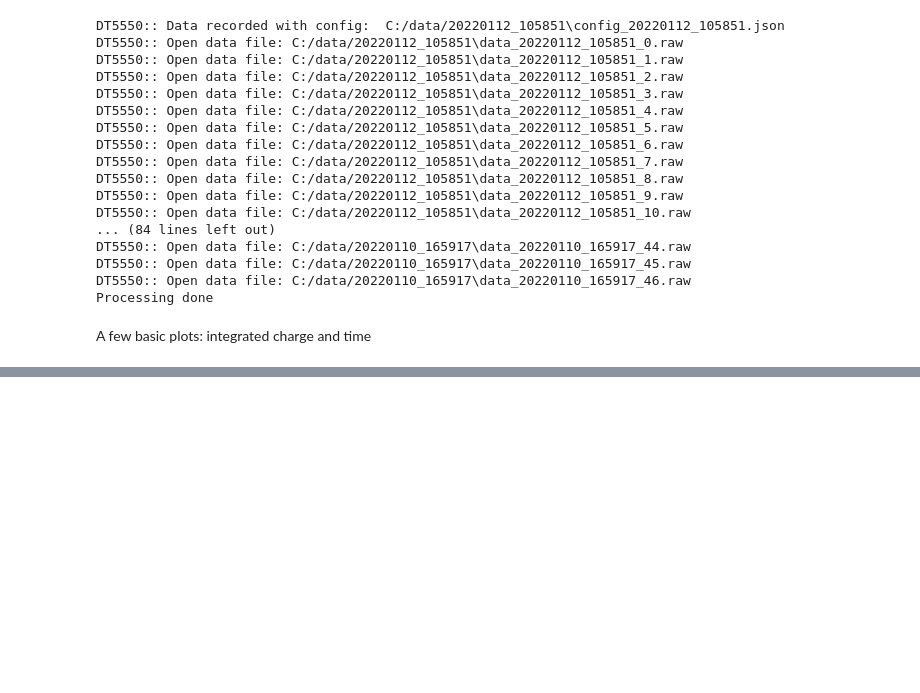
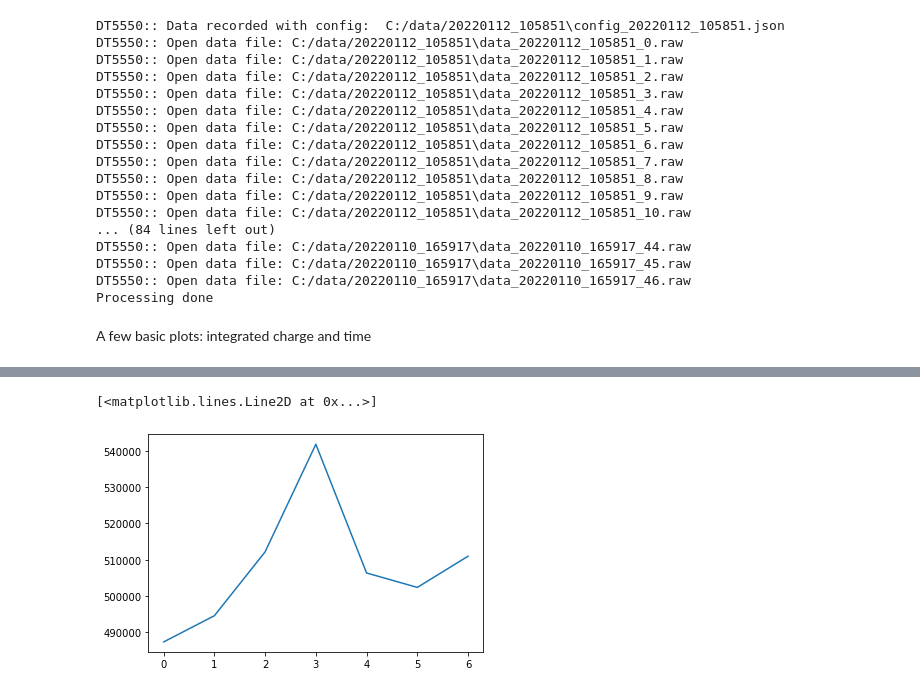
Before and after one commit to acolijn/DT5550_DAQ, a Jupyter notebook: analysis/decode_example.ipynb, the cells around one changed output, grey strips where cells are left out. Cells and saved outputs as stored; diff of their text form; code cells hidden in the pictures; blank space fills up the shorter version.

```diff
--- a/analysis/decode_example.ipynb
+++ b/analysis/decode_example.ipynb
@@ -237,0 +298,6 @@ plt.ylim([150000.,250000.])
+# %%
+plt.plot(n_untag[1:8])
+#plt.plot(nhit_untag1330[1:7])
+# %% [output]
+[<matplotlib.lines.Line2D at 0x...>]
+[figure, added]
```
Also changed, not shown: parts of 14 cells of this notebook, 1 other file.
